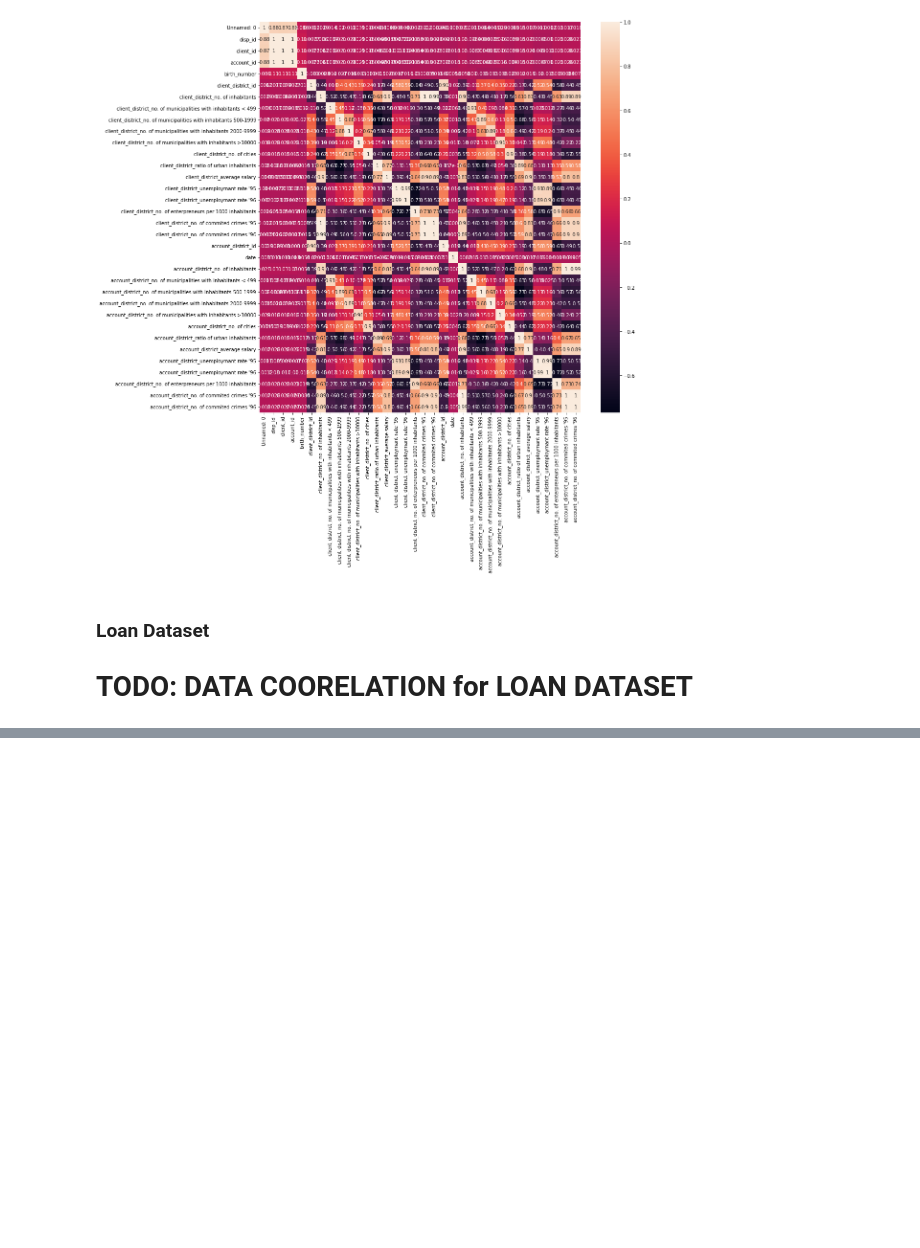
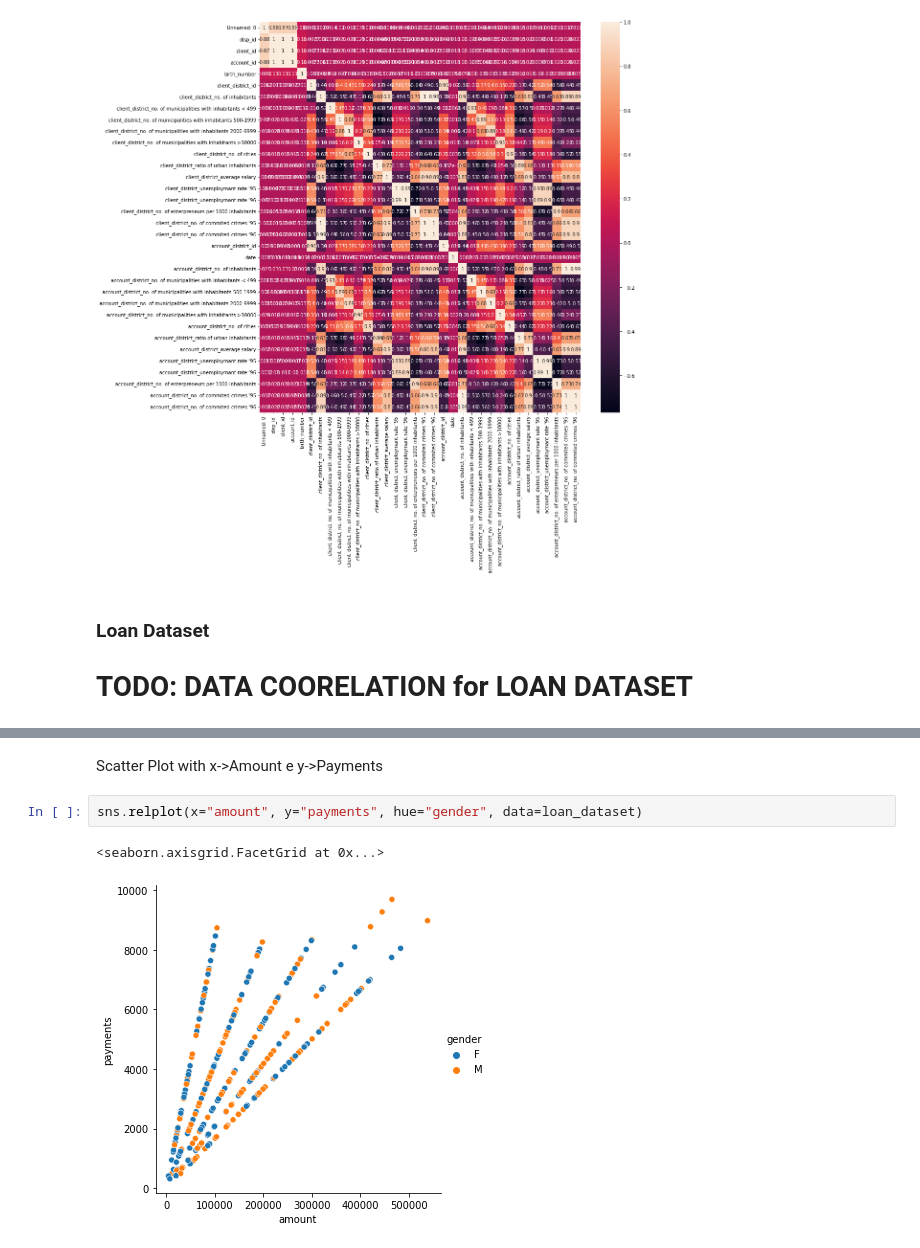
Before and after one commit to claramoreirag/FEUP-AC, a Jupyter notebook: analysis.ipynb, the cells around one changed output, grey strips where cells are left out. Saved outputs shown, nothing was run; the diff lists cells and outputs as text; blank space fills up the shorter version.

```diff
--- a/analysis.ipynb
+++ b/analysis.ipynb
@@ -560,0 +577,7 @@ plt.show()
+# %% [markdown]
+Scatter Plot with x->Amount e y->Payments
+# %%
+sns.relplot(x="amount", y="payments", hue="gender", data=loan_dataset)
+# %% [output]
+<seaborn.axisgrid.FacetGrid at 0x...>
+[figure, added]
```
Also changed, not shown: parts of 12 cells of this notebook.
